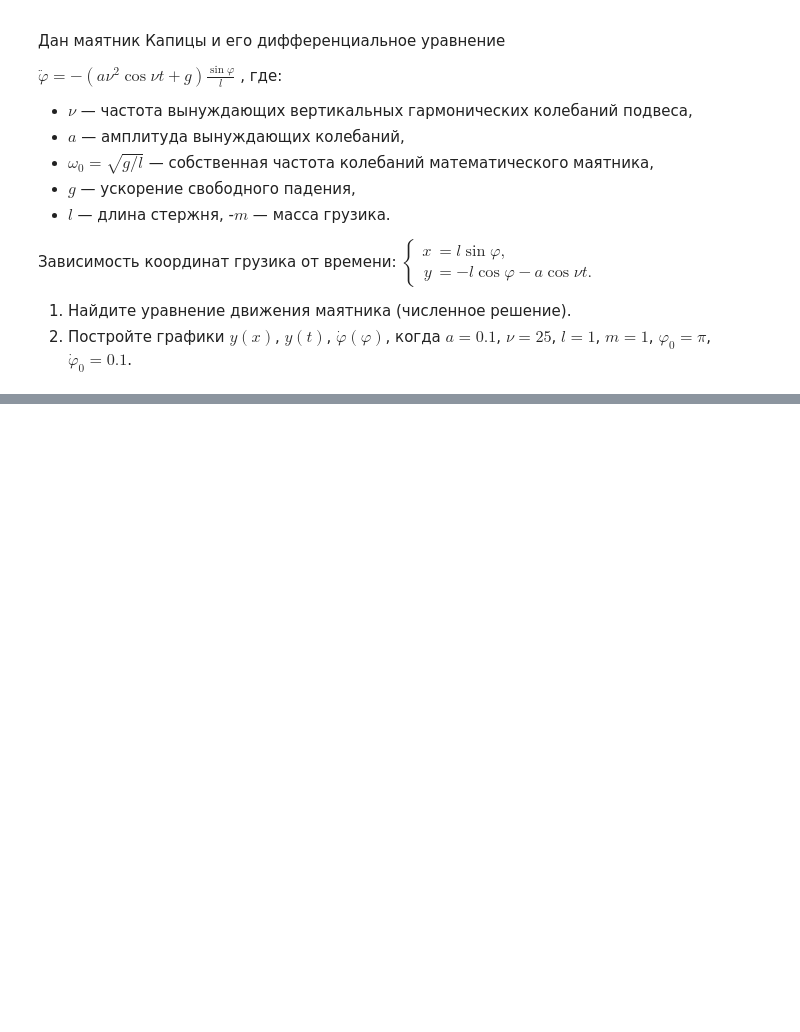
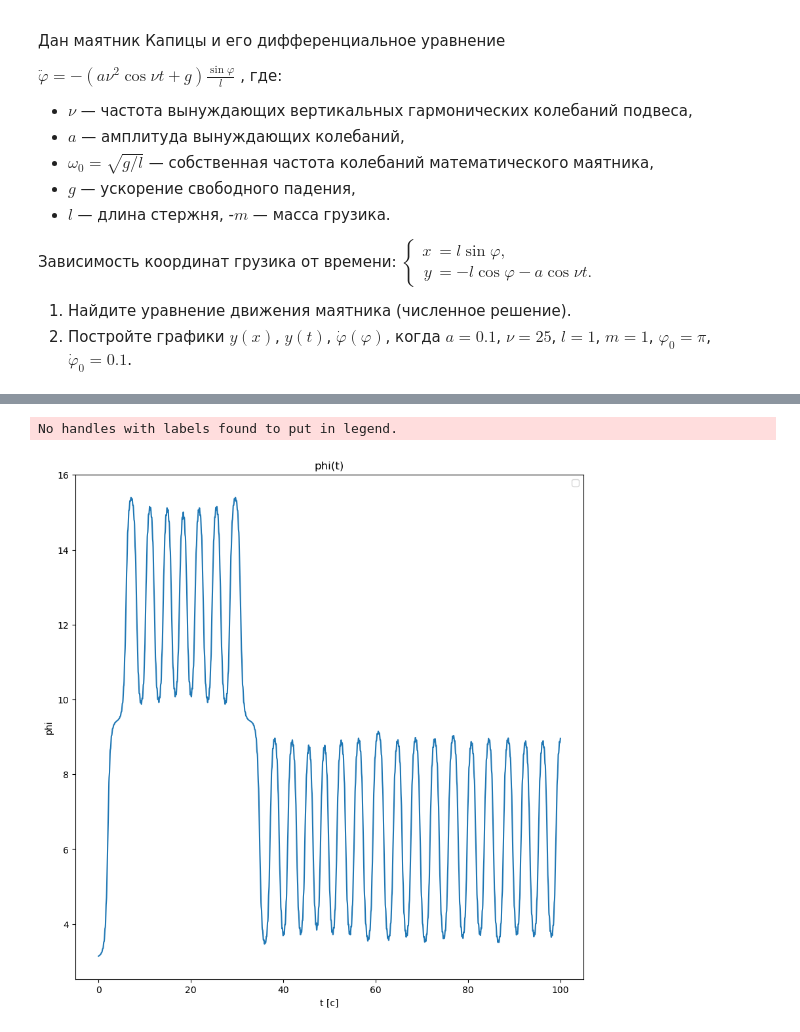
Before and after one commit to Acorn92/mathPy, a Jupyter notebook: p3/Практическая работа. Математический анализ и решение дифференциальных уравнений.ipynb, the cells around one changed output, grey strips where cells are left out. Saved outputs shown, nothing was run; the diff lists cells and outputs as text; code cells hidden in the pictures; blank space fills up the shorter version.

```diff
--- a/p3/Практическая работа. Математический анализ и решение дифференциальных уравнений.ipynb
+++ b/p3/Практическая работа. Математический анализ и решение дифференциальных уравнений.ipynb
@@ -318,3 +336,30 @@ $\varphi_0 = \pi$,
 $\dot \varphi_0 = 0.1$.
 # %% [markdown]
 ![image.png](embedded-picture-1)
+# %%
+import scipy.integrate
+
+param = {
+    'a' : 0.1,
+    'nu' : 25.0,
+    'g' : 9.8,
+    'l' : 1
+}
+
+#преобразуем в систему 1-го порядка
+def firthPor(t ,y, a, nu, g, l):
+    [phi, omega] = y
+    dphi_dt = omega #производная от угла = скорость
+    domega_dt = -(a*nu**2*np.cos(nu*t) + g)*(np.sin(phi)/l)
+    return [dphi_dt, domega_dt]
+
+y0 = [np.pi, 0.1]# начальный угол и скорость из условий
+
+t_span = (0, 100) #временной интервал на котором будет расчёт
+
+t_eval = np.linspace(*t_span, 5000)#точки(dt)
+
+sol = scipy.integrate.solve_ivp(firthPor, t_span, y0, args=tuple(param.values()), t_eval=t_eval,
+                                method='RK45', rtol=1e-10, atol=1e-13)
+
+sol
@@ -320,0 +379,11 @@ $\dot \varphi_0 = 0.1$.
+# %%
+plt.figure(figsize=(10,10))
+plt.plot(sol.t, sol.y[0])
+plt.xlabel('t [c]')
+plt.ylabel('phi')
+plt.title('phi(t)')
+plt.legend()
+plt.show()
+# %% [output]
+No handles with labels found to put in legend.
+[figure, added]
```
Also changed, not shown: parts of 10 cells of this notebook, 2 other files.
